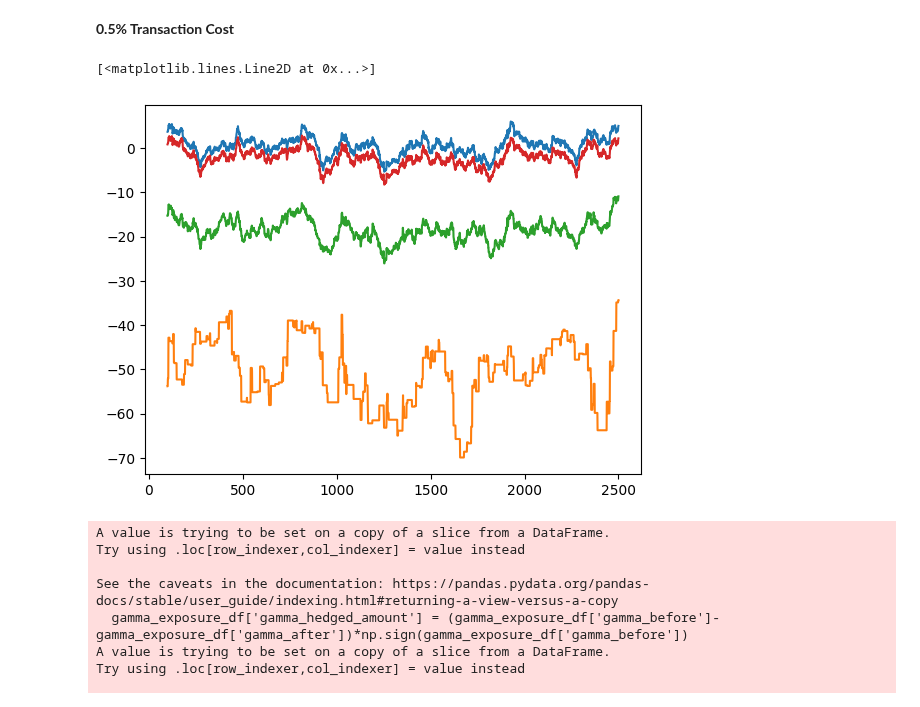
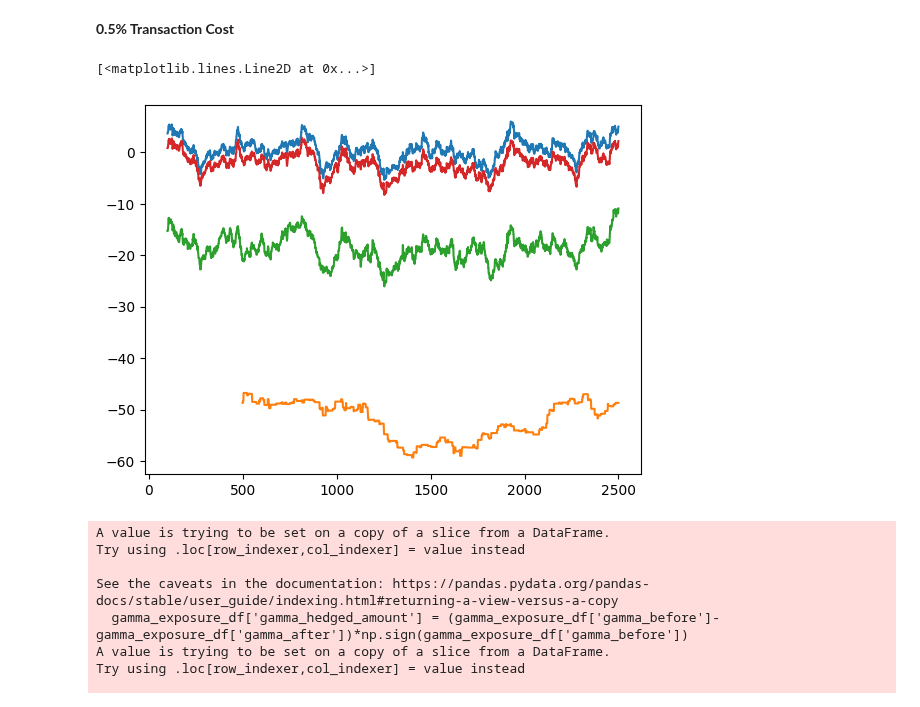
Before and after one commit to Dunkalot/gamma-vega-rl-hedging, a Jupyter notebook: result analysis/RL&Baseline_Strategy_Analysis.ipynb, the cells around one changed output. Saved outputs shown, nothing was run; the diff lists cells and outputs as text; code cells hidden in the pictures.

```diff
--- a/result analysis/RL&Baseline_Strategy_Analysis.ipynb
+++ b/result analysis/RL&Baseline_Strategy_Analysis.ipynb
@@ -80,35 +80,35 @@ def rolling_cvar95(returns: pd.Series, window: int, alpha = 0.95) -> pd.Series:
 
     Parameters:
     - returns: A pandas Series of periodic returns.
     - window: The lookback window (in number of observations) over which to compute the CVaR.
 
     Returns:
     - A pandas Series of the same length as `returns`, containing the CVaR95 for each rolling window.
       Values for the first (window-1) entries will be NaN.
     """
     def cvar(x: np.ndarray) -> float:
         # Compute the 5th percentile (VaR at 95% confidence)
         var_level = np.percentile(x, 100 * (1 - alpha))
         # Average of all returns less than or equal to the VaR threshold
         return x[x <= var_level].mean()
 
     # Use rolling window with raw numpy array for speed
     return returns.rolling(window=window).apply(lambda x: cvar(x), raw=True)
 
 df =pd.read_csv(workfolder_train_loop, dtype={'episode_return': np.float32})
 df['episode_return'] = df['episode_return'].astype(np.float32)
-df['rolling_cvar95'] = rolling_cvar95(df['episode_return'], window=100)
+df['rolling_cvar95'] = rolling_cvar95(df['episode_return'], window=500)
 df['rolling_cvar50'] = rolling_cvar95(df['episode_return'], window=100, alpha=0.5)
 df['rolling_cvar05'] = rolling_cvar95(df['episode_return'], window=100, alpha=0.05)
 df['mean'] = df['episode_return'].rolling(100).mean()
 
 plt.plot(df['mean'])
 plt.plot(df['rolling_cvar95'])
 plt.plot(df['rolling_cvar50'])
 plt.plot(df['rolling_cvar05'])
 # %% [output]
 [<matplotlib.lines.Line2D at 0x...>]
-[figure, old version]
+[figure, new version]
 # %%
 workfolder = '/home/hedge/gamma-vega-rl-hedging/logs/run_20250423_155951/RL/Huber/spread=0.005_obj=cvar_threshold=0.95_critic=qr-huber_v=0.3_hedttm=30'
 eval_quantiles = [0.95, 0.85, 0.75,0.65]
```
Also changed, not shown: 2 other files.
